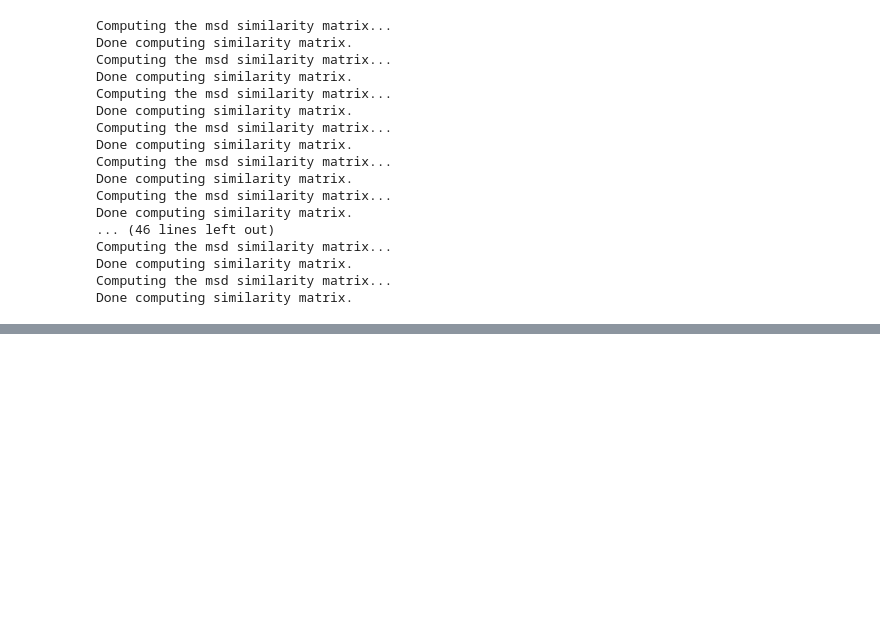
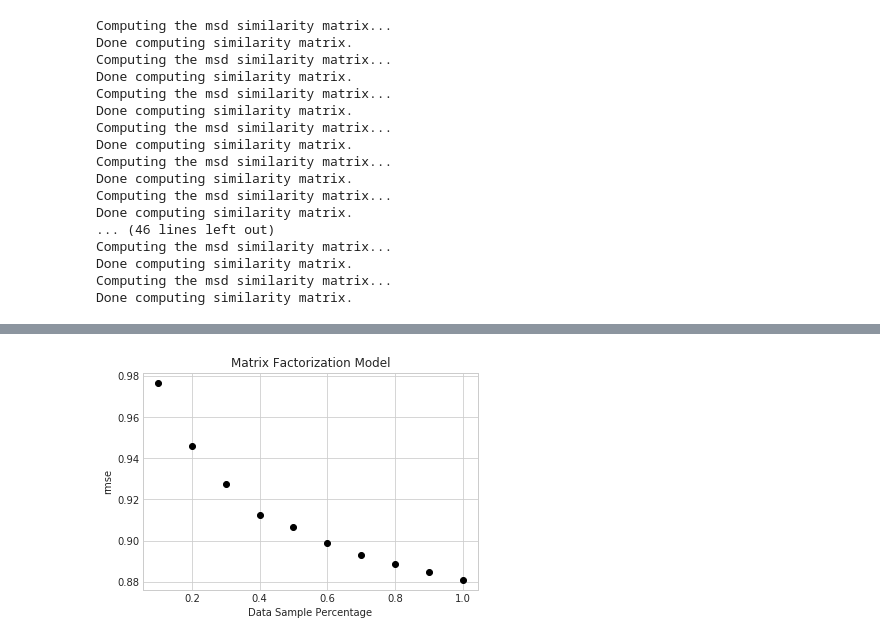
Before and after one commit to zachbogart/personalization_project, a Jupyter notebook: part1.ipynb, the cells around one changed output, grey strips where cells are left out. Drawn from its saved outputs; the diff is of its cells as text; code cells hidden in the pictures; blank space fills up the shorter version.

```diff
--- a/part1.ipynb
+++ b/part1.ipynb
@@ -246,3 +284,32 @@ Computing the msd similarity matrix...
 Done computing similarity matrix.
 Computing the msd similarity matrix...
 Done computing similarity matrix.
+# %%
+scales = [0.1, 0.2, 0.3, 0.4, 0.5, 0.6, 0.7, 0.8, 0.9, 1]
+
+scores = []
+
+for scale in scales:
+    ratingsTrainSampledDF = ratingsTrainDF.sample(frac=scale, random_state=833)
+    numRatings = ratingsTrainSampledDF.shape[0]
+    # print('')
+    # print('Using {} ratings'.format(numRatings))
+
+    reader = Reader(rating_scale=(1, 5))
+    ratingsTrainDataset = Dataset.load_from_df(ratingsTrainSampledDF, reader)
+
+    model = NMF
+    bestParamGrid = {
+        'n_epochs': [10],
+        'n_factors': [5],
+        'reg_pu': [0.1],
+        'reg_qi': [0.1],
+        'biased': [True],
+        'random_state': [234],
+    }
+    gridSearch = runModel(ratingsTrainDataset, model, bestParamGrid)
+
+    # best RMSE score
+    bestScore = gridSearch.best_score['rmse']
+    # print('The best RMSE of {}'.format(bestScore))
+    scores.append(bestScore)
@@ -248,0 +336,9 @@ Done computing similarity matrix.
+# %%
+plt.plot(scales, scores, 'o', color='black')
+plt.title('Matrix Factorization Model')
+plt.xlabel('Data Sample Percentage')
+plt.ylabel('rmse')
+plt.show()
+plt.close()
+# %% [output]
+[figure, added]
```
Also changed, not shown: parts of 13 cells of this notebook.
